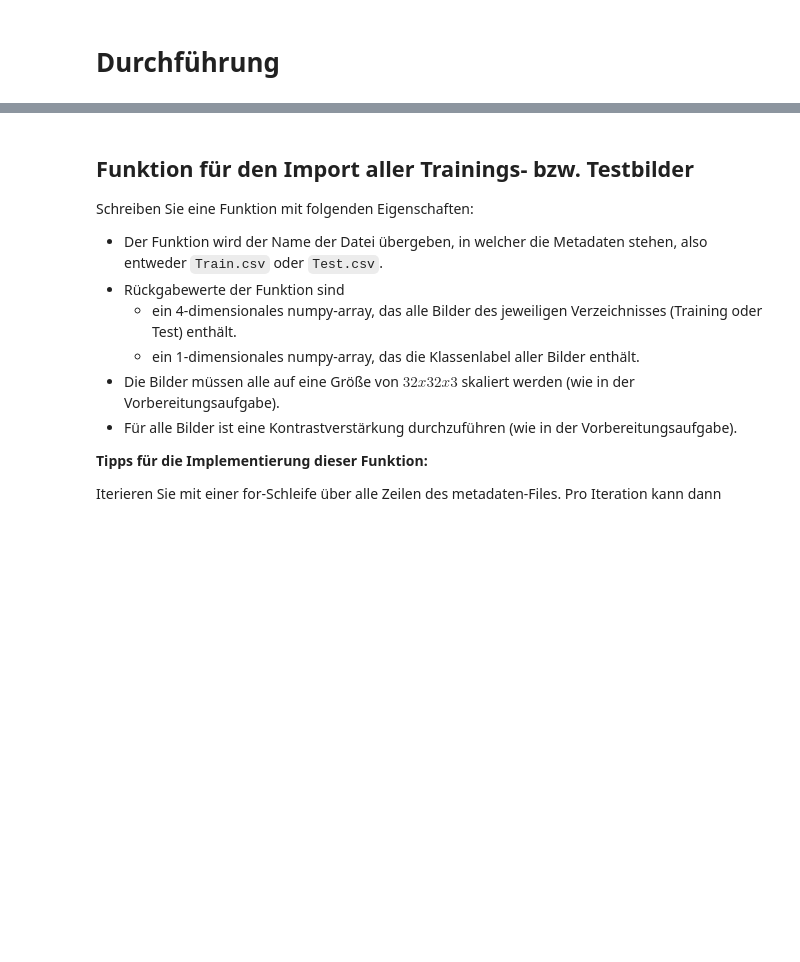
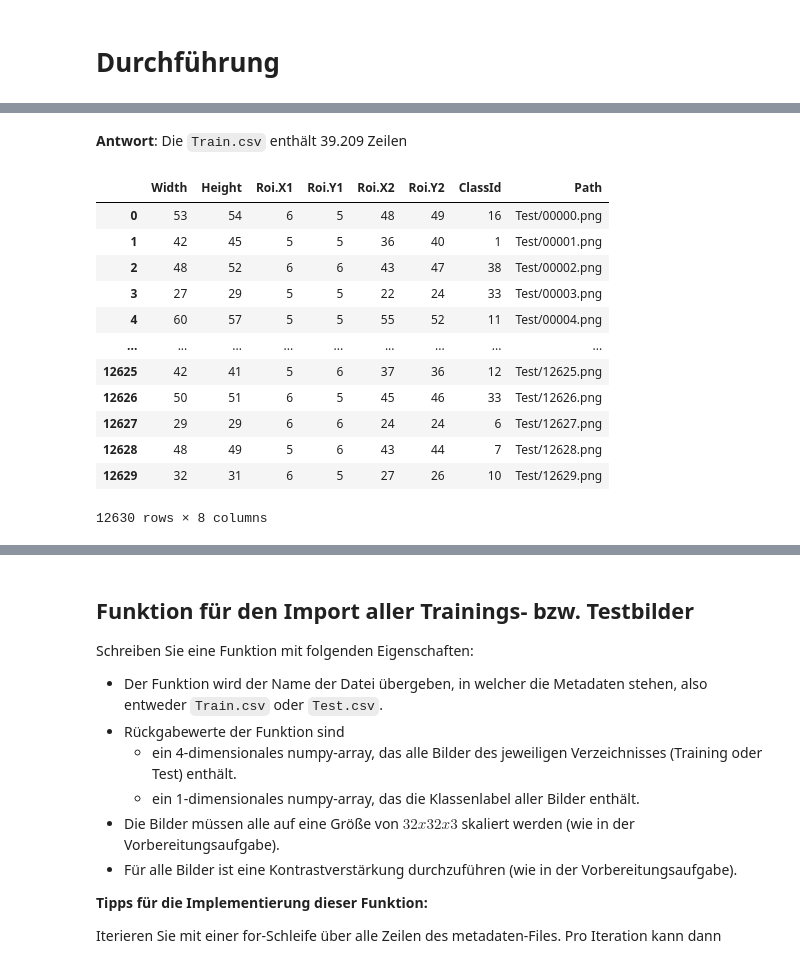
Before and after one commit to PatrykGadziomski/Data-Mining-and-Pattern-Recognition-HdM, a Jupyter notebook: Experiment 6 - CNN/Versuch_TrafficSignClassification.ipynb, the cells around one changed output, grey strips where cells are left out. Drawn from its saved outputs; the diff is of its cells as text; code cells hidden in the pictures; blank space fills up the shorter version.

```diff
--- a/Experiment 6 - CNN/Versuch_TrafficSignClassification.ipynb
+++ b/Experiment 6 - CNN/Versuch_TrafficSignClassification.ipynb
@@ -56,0 +103,18 @@ Machen Sie sich mit der Implementierung von Neuronalen Netzen mit Tensorflow und
+# %% [markdown]
+**Antwort**: Die ``Train.csv`` enthält 39.209 Zeilen
+# %%
+pd.read_csv('traffic-sign-recognition\\data\\Test.csv')
+# %% [output]
+|  | Width | Height | Roi.X1 | Roi.Y1 | Roi.X2 | Roi.Y2 | ClassId | Path |
+| 0 | 53 | 54 | 6 | 5 | 48 | 49 | 16 | Test/00000.png |
+| 1 | 42 | 45 | 5 | 5 | 36 | 40 | 1 | Test/00001.png |
+| 2 | 48 | 52 | 6 | 6 | 43 | 47 | 38 | Test/00002.png |
+| 3 | 27 | 29 | 5 | 5 | 22 | 24 | 33 | Test/00003.png |
+| 4 | 60 | 57 | 5 | 5 | 55 | 52 | 11 | Test/00004.png |
+| ... | ... | ... | ... | ... | ... | ... | ... | ... |
+| 12625 | 42 | 41 | 5 | 6 | 37 | 36 | 12 | Test/12625.png |
+| 12626 | 50 | 51 | 6 | 5 | 45 | 46 | 33 | Test/12626.png |
+| 12627 | 29 | 29 | 6 | 6 | 24 | 24 | 6 | Test/12627.png |
+| 12628 | 48 | 49 | 5 | 6 | 43 | 44 | 7 | Test/12628.png |
+| 12629 | 32 | 31 | 6 | 5 | 27 | 26 | 10 | Test/12629.png |
+12630 rows × 8 columns
```
Also changed, not shown: parts of 30 cells of this notebook.
